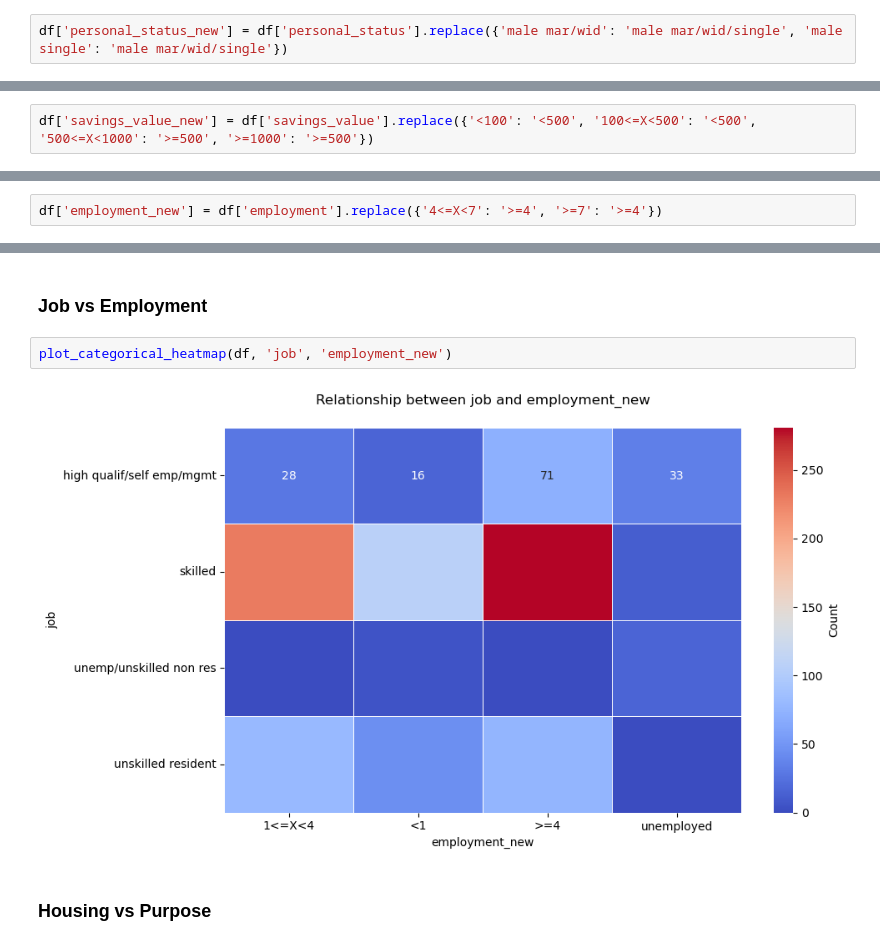
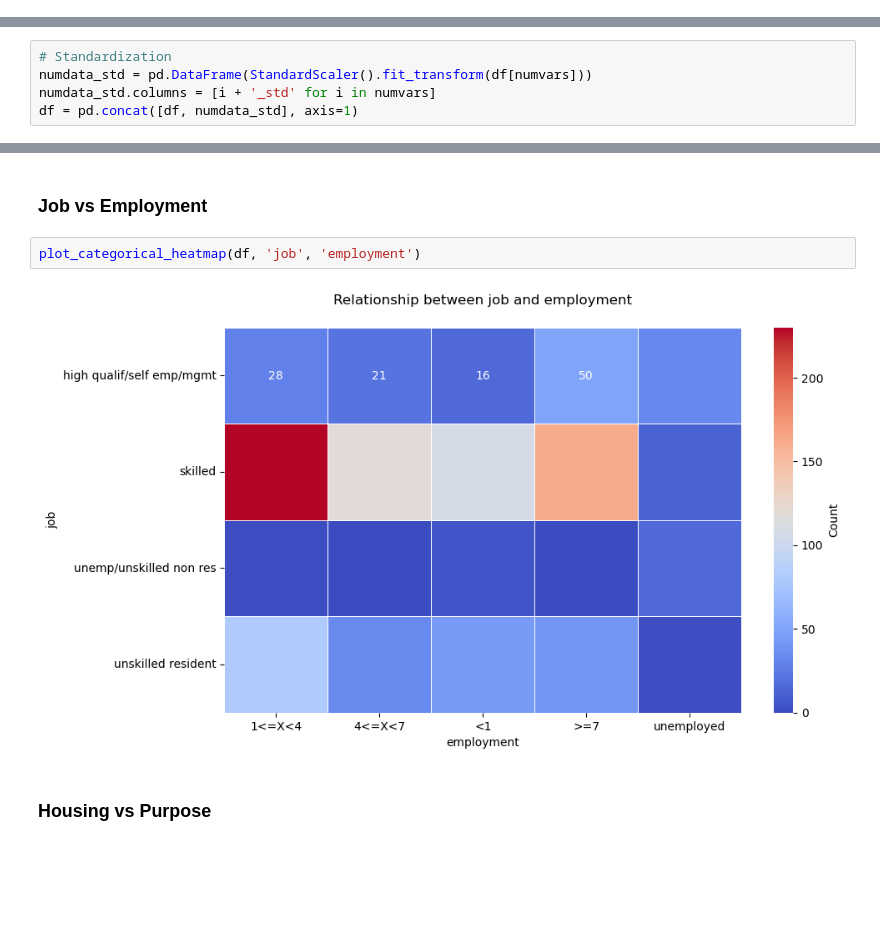
Before and after one commit to domjoseph2000/GermanCredit, a Jupyter notebook: German Credit.ipynb, the cells around one changed output, grey strips where cells are left out. Saved outputs shown, nothing was run; the diff lists cells and outputs as text; blank space fills up the shorter version.

```diff
--- a/German Credit.ipynb
+++ b/German Credit.ipynb
@@ -392,5 +716,3 @@ We see that in bothgood and bad customers, you are more likely to be either sing
-# %%
-df['personal_status_new'] = df['personal_status'].replace({'male mar/wid': 'male mar/wid/single', 'male single': 'male mar/wid/single'})
 # %% [markdown]
 ### Number of Dependents
 
@@ -445,2 +756,0 @@ Value of savings does not seem to have any influence on the creditability of a c
-# %%
-df['savings_value_new'] = df['savings_value'].replace({'<100': '<500', '100<=X<500': '<500', '500<=X<1000': '>=500', '>=1000': '>=500'})
@@ -539,2 +845,0 @@ plot_distribution(df_employment, 'employment')
-# %%
-df['employment_new'] = df['employment'].replace({'4<=X<7': '>=4', '>=7': '>=4'})
@@ -627,2 +938,7 @@ plot_distribution(df_property_magnitude, 'property_magnitude')
+# %%
+# Standardization
+numdata_std = pd.DataFrame(StandardScaler().fit_transform(df[numvars]))
+numdata_std.columns = [i + '_std' for i in numvars]
+df = pd.concat([df, numdata_std], axis=1)
 # %% [markdown]
 ## Correlation/Association Analysis
@@ -858,9 +1041,9 @@ plot_categorical_heatmap(df, 'housing', 'property_magnitude')
 # %% [markdown]
 ### Job vs Employment
 # %%
-plot_categorical_heatmap(df, 'job', 'employment_new')
+plot_categorical_heatmap(df, 'job', 'employment')
 # %% [output]
-[figure, old version]
+[figure, new version]
 # %% [markdown]
 ### Housing vs Purpose
 # %%
```
Also changed, not shown: parts of 112 cells of this notebook, 1 other file.
